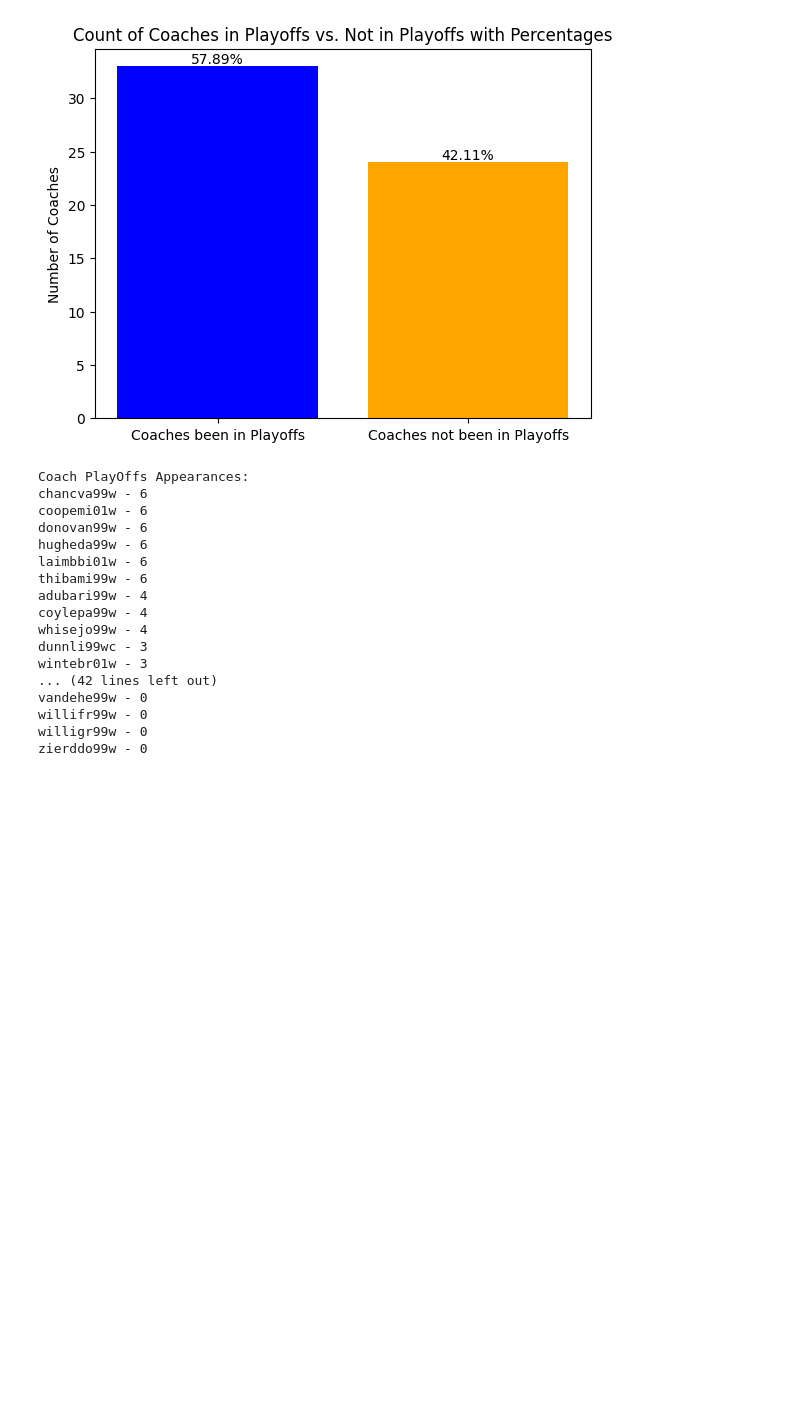
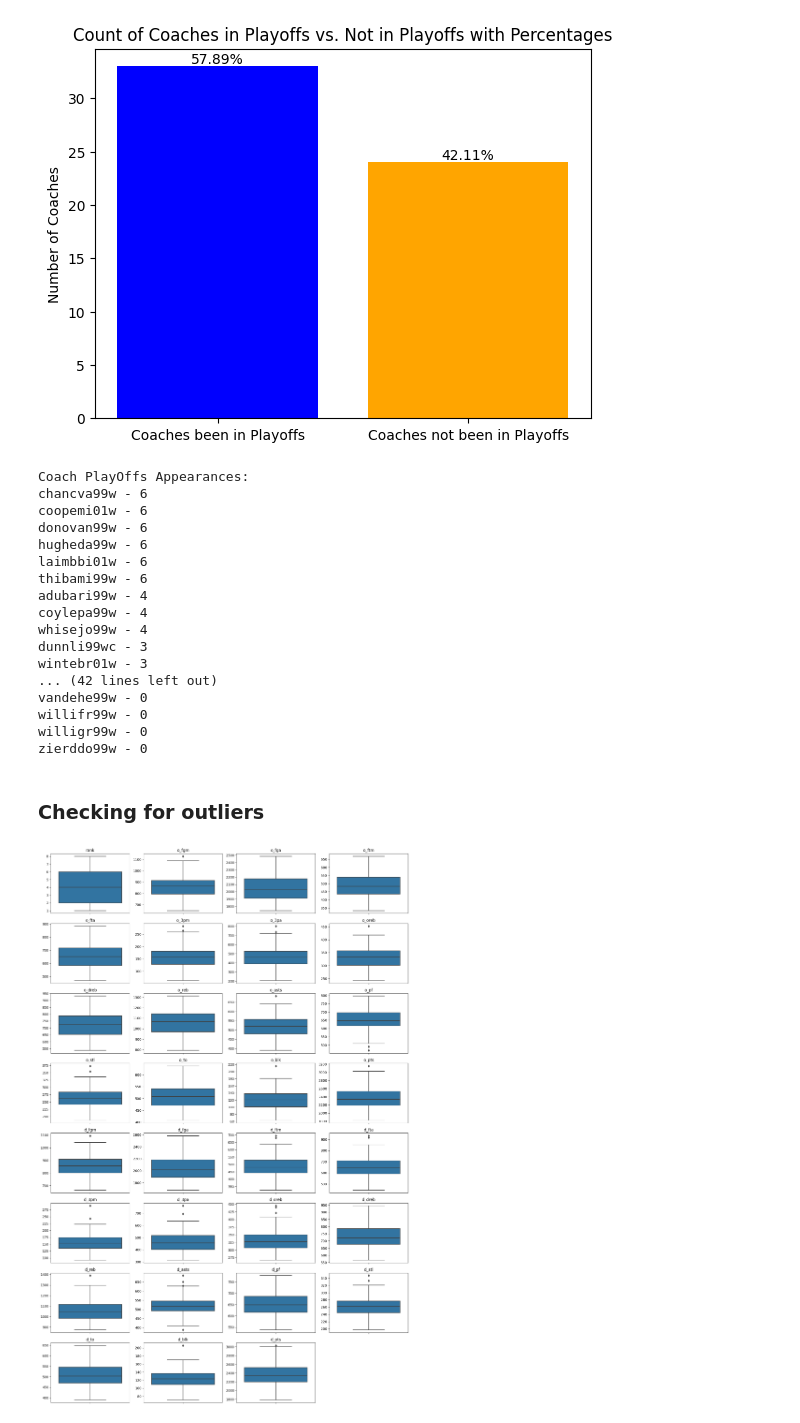
Before and after one commit to oliveira002/FEUP-AC, a Jupyter notebook: data_prep.ipynb, the cells around one changed output. Cells and saved outputs as stored; diff of their text form; code cells hidden in the pictures; blank space fills up the shorter version.

Commit message:
outliers

```diff
--- a/data_prep.ipynb
+++ b/data_prep.ipynb
@@ -117,3 +117,9 @@ vandehe99w - 0
 willifr99w - 0
 willigr99w - 0
 zierddo99w - 0
+# %% [markdown]
+### **Checking for outliers**
+# %%
+pu.check_for_outliers(db_cur)
+# %% [output]
+[figure, added]
```
Also changed, not shown: parts of 1 cell of this notebook.
